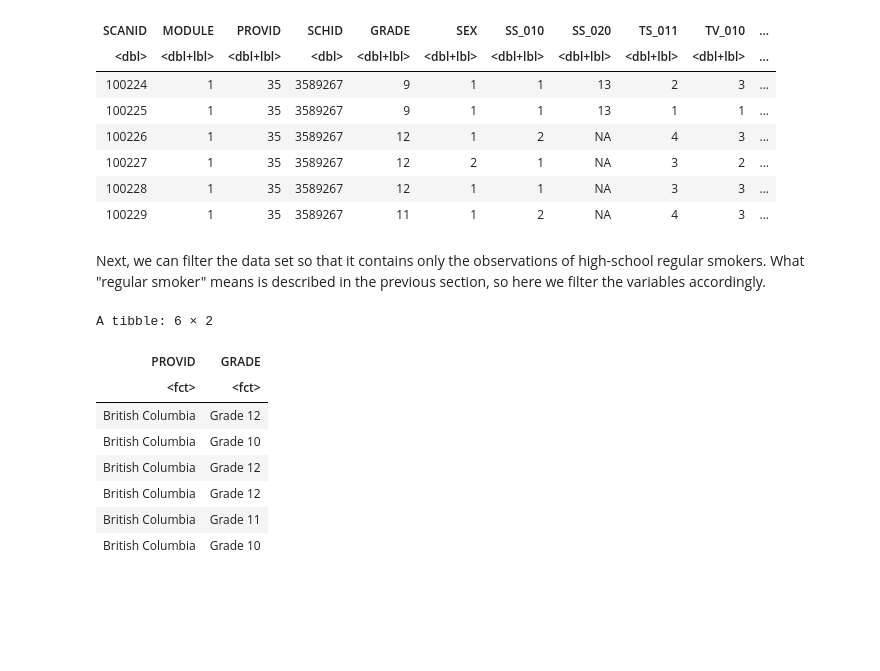
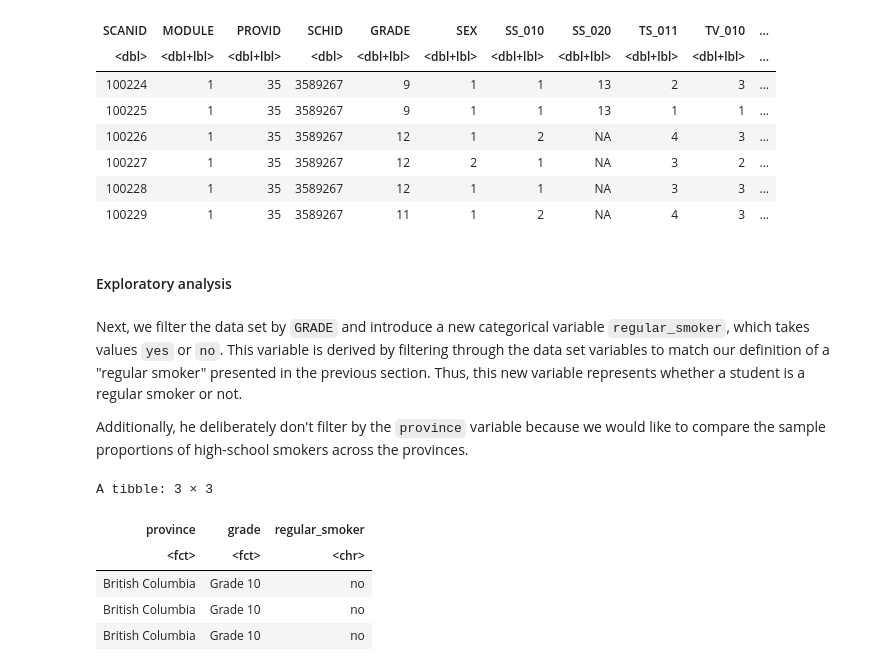
Before and after one commit to Ihor16/stat-201-project, a Jupyter notebook: Proposal.ipynb, the cells around one changed output. Saved outputs shown, nothing was run; the diff lists cells and outputs as text; code cells hidden in the pictures; blank space fills up the shorter version.

Commit message:
Added Methods section and updated Preliminary Results one

```diff
--- a/Proposal.ipynb
+++ b/Proposal.ipynb
@@ -39,35 +67,39 @@ A tibble: 6 × 185
 | 100227 | 1 | 35 | 3589267 | 12 | 2 | 1 | NA | 3 | 2 | ... |
 | 100228 | 1 | 35 | 3589267 | 12 | 1 | 1 | NA | 3 | 3 | ... |
 | 100229 | 1 | 35 | 3589267 | 11 | 1 | 2 | NA | 4 | 3 | ... |
+# %% [markdown]
+#### Exploratory analysis
 # %% [markdown]
-Next, we can filter the data set so that it contains only the observations of high-school regular smokers. What "regular smoker" means is described in the previous section, so here we filter the variables accordingly.
+Next, we filter the data set by `GRADE` and introduce a new categorical variable `regular_smoker`, which takes values `yes` or `no`. This variable is derived by filtering through the data set variables to match our definition of a "regular smoker" presented in the previous section. Thus, this new variable represents whether a student is a regular smoker or not.
+
+Additionally, he deliberately don't filter by the `province` variable because we would like to compare the sample proportions of high-school smokers across the provinces.
 # %%
 all_provinces <- data %>%
-  filter(GRADE %in% 10:12,
-         DVRES == 1 | DVRES == 3,
-         SS_010 == 1,
-         TS_011 %in% 1:2,
-         TV_010 %in% 1:2,
-         SS_030 == 1,
-         SS_040 == 1,
-         SS_060 %in% 7:8,
-         WP_030 == 3 | WP_030 == 6
-  ) %>%
-  mutate(PROVID = as_factor(PROVID),
-         GRADE = as_factor(GRADE)) %>%
-  arrange(PROVID) %>%
-  select(PROVID, GRADE)
+  filter(GRADE %in% 9:12) %>%
+  mutate(regular_smoker = if_else(
+    ((DVRES == 1 | DVRES == 3) &
+      (SS_010 == 1) &
+      (TS_011 %in% 1:2) &
+      (TV_010 %in% 1:2) &
+      (SS_030 == 1) &
+      (SS_040 == 1) &
+      (SS_060 %in% 7:8) &
+      (WP_030 == 3 | WP_030 == 6)),
+    "yes", "no"
+  )) %>%
+  filter(!is.na(regular_smoker)) %>%
+  mutate(province = as_factor(PROVID),
+         grade = as_factor(GRADE)) %>%
+  arrange(province) %>%
+  select(province, grade, regular_smoker)
 
 all_provinces %>%
-  tail()
+  tail(3)
 # %% [output]
-A tibble: 6 × 2
+A tibble: 3 × 3
-| PROVID | GRADE |
-| <fct> | <fct> |
-| British Columbia | Grade 12 |
-| British Columbia | Grade 10 |
-| British Columbia | Grade 12 |
-| British Columbia | Grade 12 |
-| British Columbia | Grade 11 |
-| British Columbia | Grade 10 |
+| province | grade | regular_smoker |
+| <fct> | <fct> | <chr> |
+| British Columbia | Grade 10 | no |
+| British Columbia | Grade 10 | no |
+| British Columbia | Grade 10 | no |
 # %% [markdown]
```
Also changed, not shown: parts of 23 cells of this notebook.
